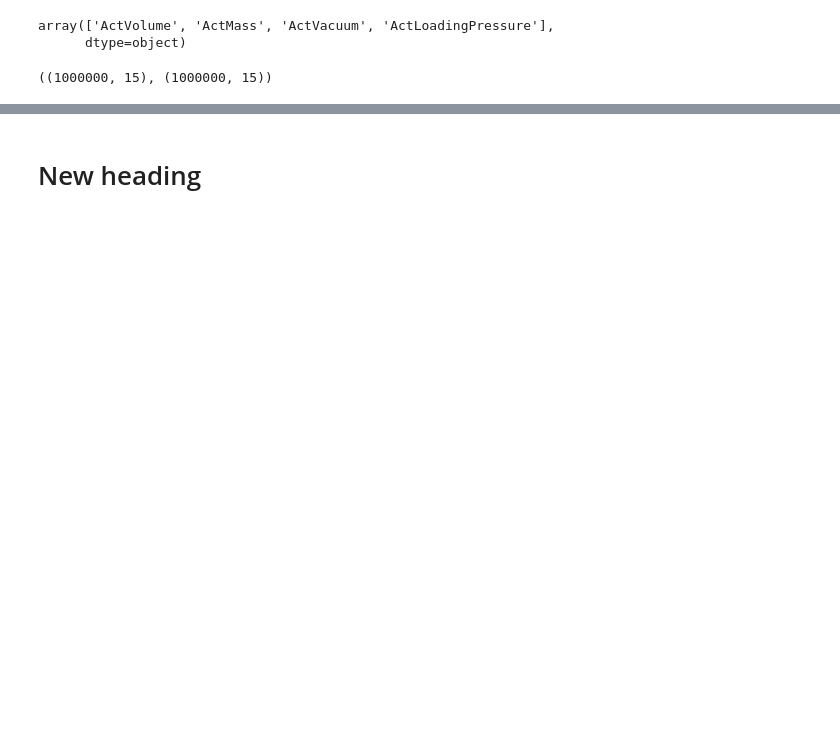
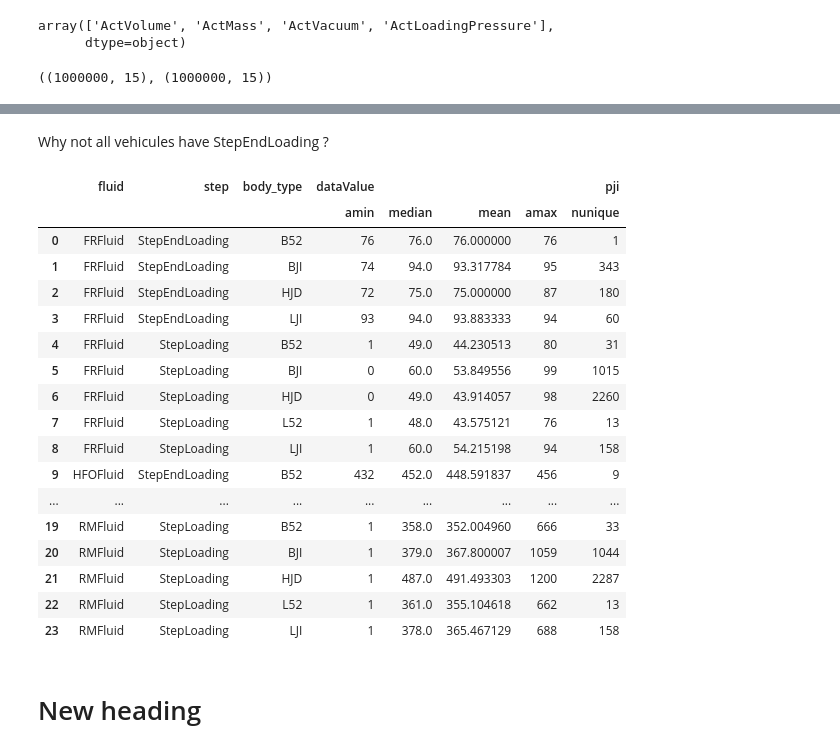
Before and after one commit to alixtc/Renault, a Jupyter notebook: eda_renault_ropit.ipynb, the cells around one changed output, grey strips where cells are left out. Cells and saved outputs as stored; diff of their text form; code cells hidden in the pictures; blank space fills up the shorter version.

```diff
--- a/eda_renault_ropit.ipynb
+++ b/eda_renault_ropit.ipynb
@@ -257,2 +329,29 @@ df.shape, df.drop_duplicates().shape
+# %% [markdown]
+Why not all vehicules have StepEndLoading ?
+# %%
+filling = ['ActVolume', 'ActMass']
+df[df.measurement.isin(filling)].groupby(['fluid', 'step', 'body_type'],as_index=False).agg(
+    {'dataValue': [np.min, np.median, np.mean, np.max],
+    'pji':pd.Series.nunique}
+)
+# %% [output]
+|  | fluid | step | body_type | dataValue |  |  |  | pji |
+|  |  |  |  | amin | median | mean | amax | nunique |
+| 0 | FRFluid | StepEndLoading | B52 | 76 | 76.0 | 76.000000 | 76 | 1 |
+| 1 | FRFluid | StepEndLoading | BJI | 74 | 94.0 | 93.317784 | 95 | 343 |
+| 2 | FRFluid | StepEndLoading | HJD | 72 | 75.0 | 75.000000 | 87 | 180 |
+| 3 | FRFluid | StepEndLoading | LJI | 93 | 94.0 | 93.883333 | 94 | 60 |
+| 4 | FRFluid | StepLoading | B52 | 1 | 49.0 | 44.230513 | 80 | 31 |
+| 5 | FRFluid | StepLoading | BJI | 0 | 60.0 | 53.849556 | 99 | 1015 |
+| 6 | FRFluid | StepLoading | HJD | 0 | 49.0 | 43.914057 | 98 | 2260 |
+| 7 | FRFluid | StepLoading | L52 | 1 | 48.0 | 43.575121 | 76 | 13 |
+| 8 | FRFluid | StepLoading | LJI | 1 | 60.0 | 54.215198 | 94 | 158 |
+| 9 | HFOFluid | StepEndLoading | B52 | 432 | 452.0 | 448.591837 | 456 | 9 |
+| ... | ... | ... | ... | ... | ... | ... | ... | ... |
+| 19 | RMFluid | StepLoading | B52 | 1 | 358.0 | 352.004960 | 666 | 33 |
+| 20 | RMFluid | StepLoading | BJI | 1 | 379.0 | 367.800007 | 1059 | 1044 |
+| 21 | RMFluid | StepLoading | HJD | 1 | 487.0 | 491.493303 | 1200 | 2287 |
+| 22 | RMFluid | StepLoading | L52 | 1 | 361.0 | 355.104618 | 662 | 13 |
+| 23 | RMFluid | StepLoading | LJI | 1 | 378.0 | 365.467129 | 688 | 158 |
 # %% [markdown]
 # New heading
```
Also changed, not shown: parts of 18 cells of this notebook.
